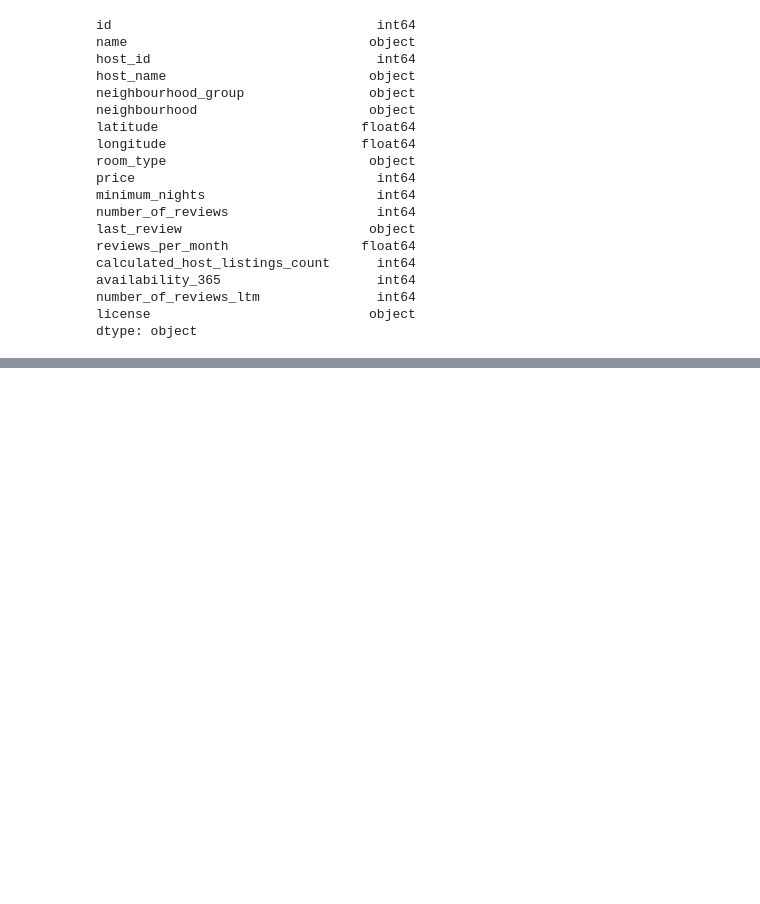
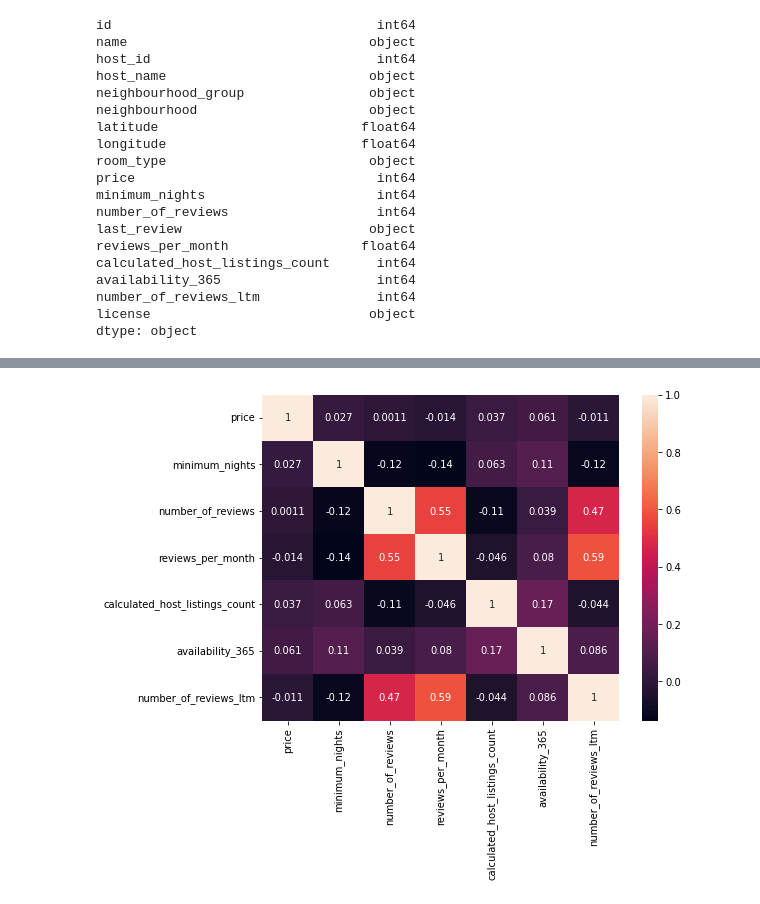
Before and after one commit to marcelofenerich/Simple_Analysis, a Jupyter notebook: Projeto_do_Módulo_1_Análise_dos_Dados_do_Airbnb_Barcelona.ipynb, the cells around one changed output, grey strips where cells are left out. Saved outputs shown, nothing was run; the diff lists cells and outputs as text; code cells hidden in the pictures; blank space fills up the shorter version.

```diff
--- a/Projeto_do_Módulo_1_Análise_dos_Dados_do_Airbnb_Barcelona.ipynb
+++ b/Projeto_do_Módulo_1_Análise_dos_Dados_do_Airbnb_Barcelona.ipynb
@@ -44,0 +159,10 @@ dtype: object
+# %%
+#Mapa de correlação
+
+plt.figure(figsize=(8, 6))
+sns.heatmap(df.corr(), annot=True)
+plt.show()
+
+# Não mostrou muita correlação entre as variaveis com exceção as variaveis sobre avaliação que apresentaram um valor levemente significante
+# %% [output]
+[figure, added]
```
Also changed, not shown: parts of 27 cells of this notebook.
